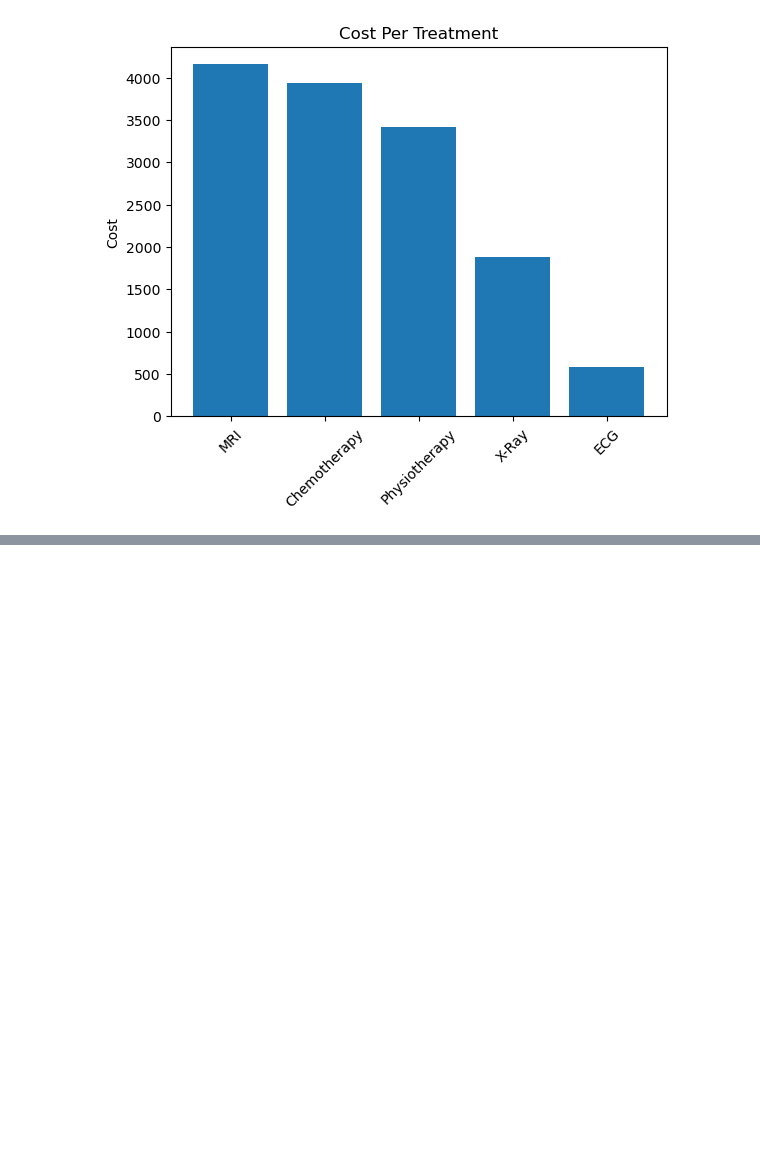
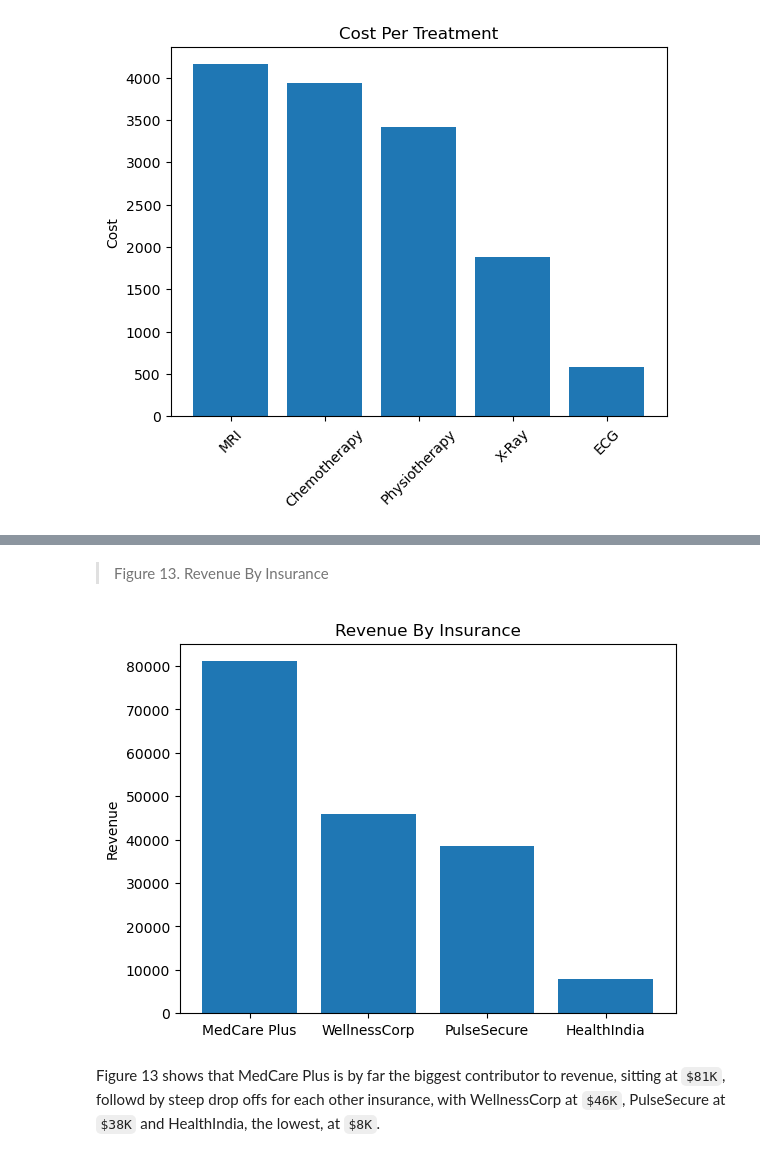
Before and after one commit to Djohnson1313/hospital_operations_intelligence, a Jupyter notebook: hospital_operations_analysis.ipynb, the cells around one changed output, grey strips where cells are left out. Cells and saved outputs as stored; diff of their text form; code cells hidden in the pictures; blank space fills up the shorter version.

```diff
--- a/hospital_operations_analysis.ipynb
+++ b/hospital_operations_analysis.ipynb
@@ -1105,0 +1159,12 @@ plt.show();
+# %%
+ins_revenue = pd.read_sql('''
+select insurance_provider, sum(amount) as revenue
+from patients as p
+join billing as b
+on p.patient_id = b.patient_id
+where payment_status = 'Paid'
+group by insurance_provider
+order by revenue desc
+''', conn)
+
+ins_revenue
@@ -1105,0 +1177,18 @@ plt.show();
+# %% [markdown]
+>Figure 13. Revenue By Insurance
+# %%
+fig, ax = plt.subplots()
+
+x = ins_revenue['insurance_provider']
+y = ins_revenue['revenue']
+
+plt.bar(x,y)
+
+plt.title('Revenue By Insurance')
+plt.ylabel('Revenue')
+
+plt.show();
+# %% [output]
+[figure, added]
+# %% [markdown]
+Figure 13 shows that MedCare Plus is by far the biggest contributor to revenue, sitting at `$81K`, followd by steep drop offs for each other insurance, with WellnessCorp at `$46K`, PulseSecure at `$38K` and HealthIndia, the lowest, at `$8K`.
```
Also changed, not shown: parts of 14 cells of this notebook.
